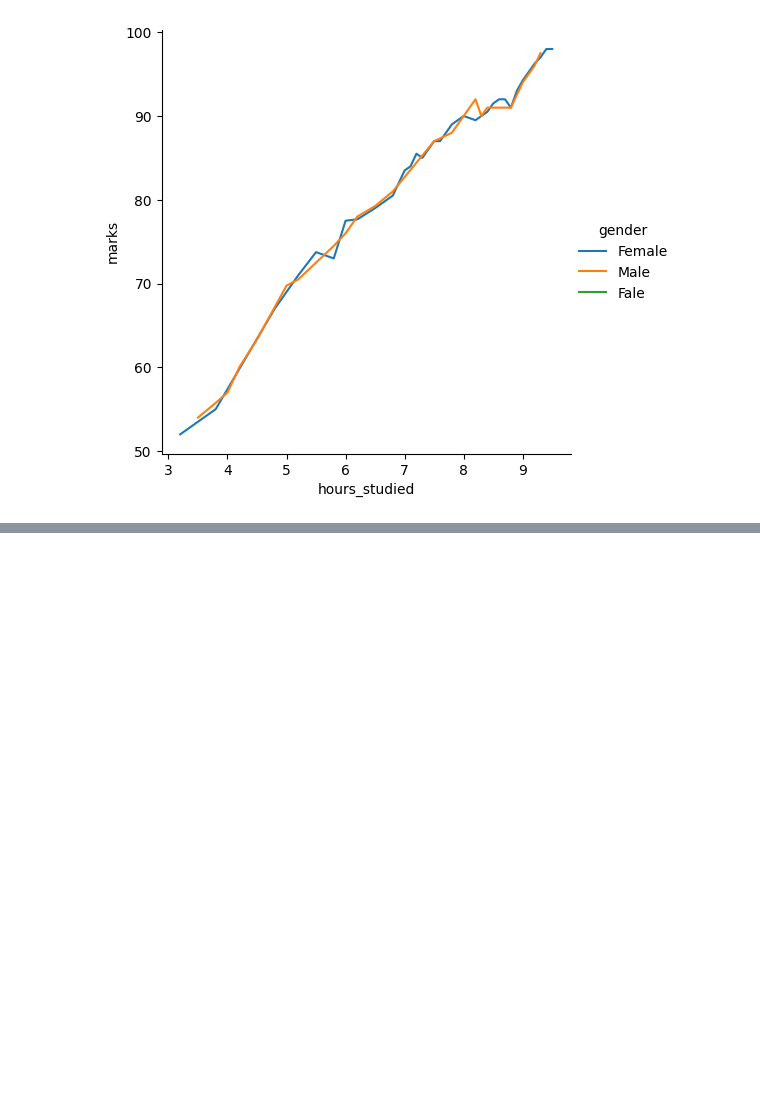
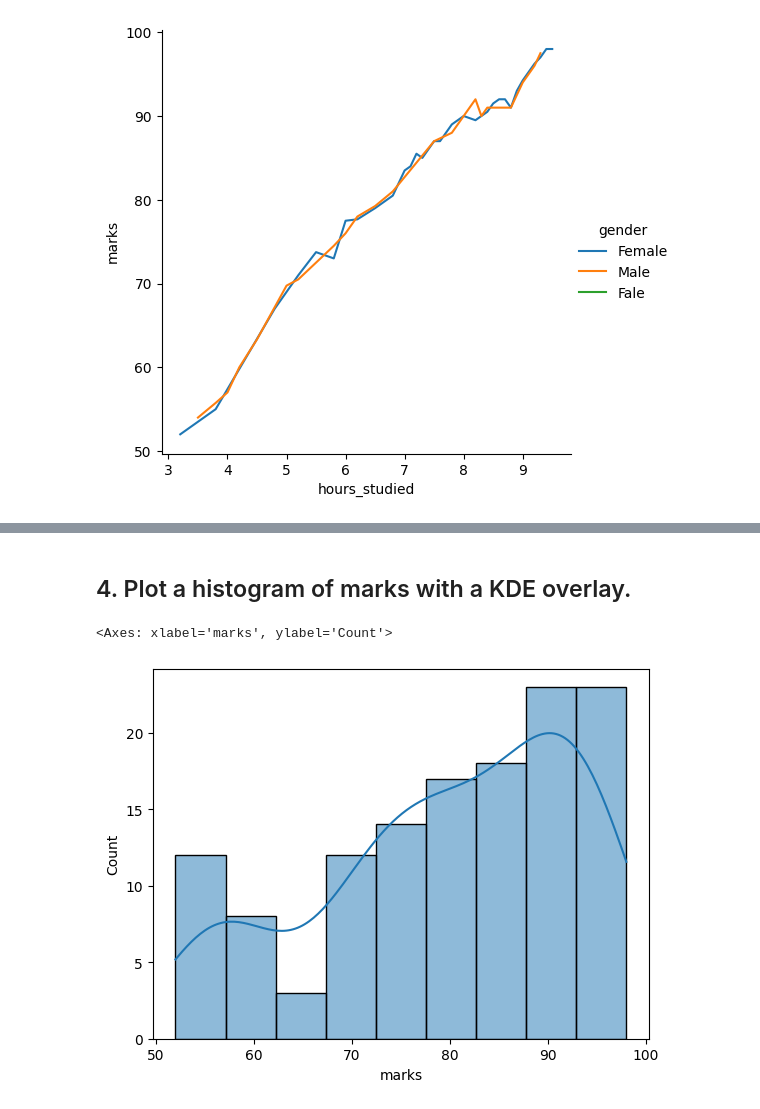
Before and after one commit to mohammadtuhin0/Phitron-Ai-Ml, a Jupyter notebook: Module Practice Topic/Module 14. Seaborn and Plotly Practice.ipynb, the cells around one changed output, grey strips where cells are left out. Saved outputs shown, nothing was run; the diff lists cells and outputs as text; code cells hidden in the pictures; blank space fills up the shorter version.

```diff
--- a/Module Practice Topic/Module 14. Seaborn and Plotly Practice.ipynb
+++ b/Module Practice Topic/Module 14. Seaborn and Plotly Practice.ipynb
@@ -59,0 +66,7 @@ sns.scatterplot(data = student, x = 'hours_studied', y = 'marks', hue='subject')
+# %% [markdown]
+## 4. Plot a histogram of marks with a KDE overlay.
+# %%
+sns.histplot(data = student, x = 'marks', kde=True)
+# %% [output]
+<Axes: xlabel='marks', ylabel='Count'>
+[figure, added]
```
Also changed, not shown: parts of 19 cells of this notebook.
